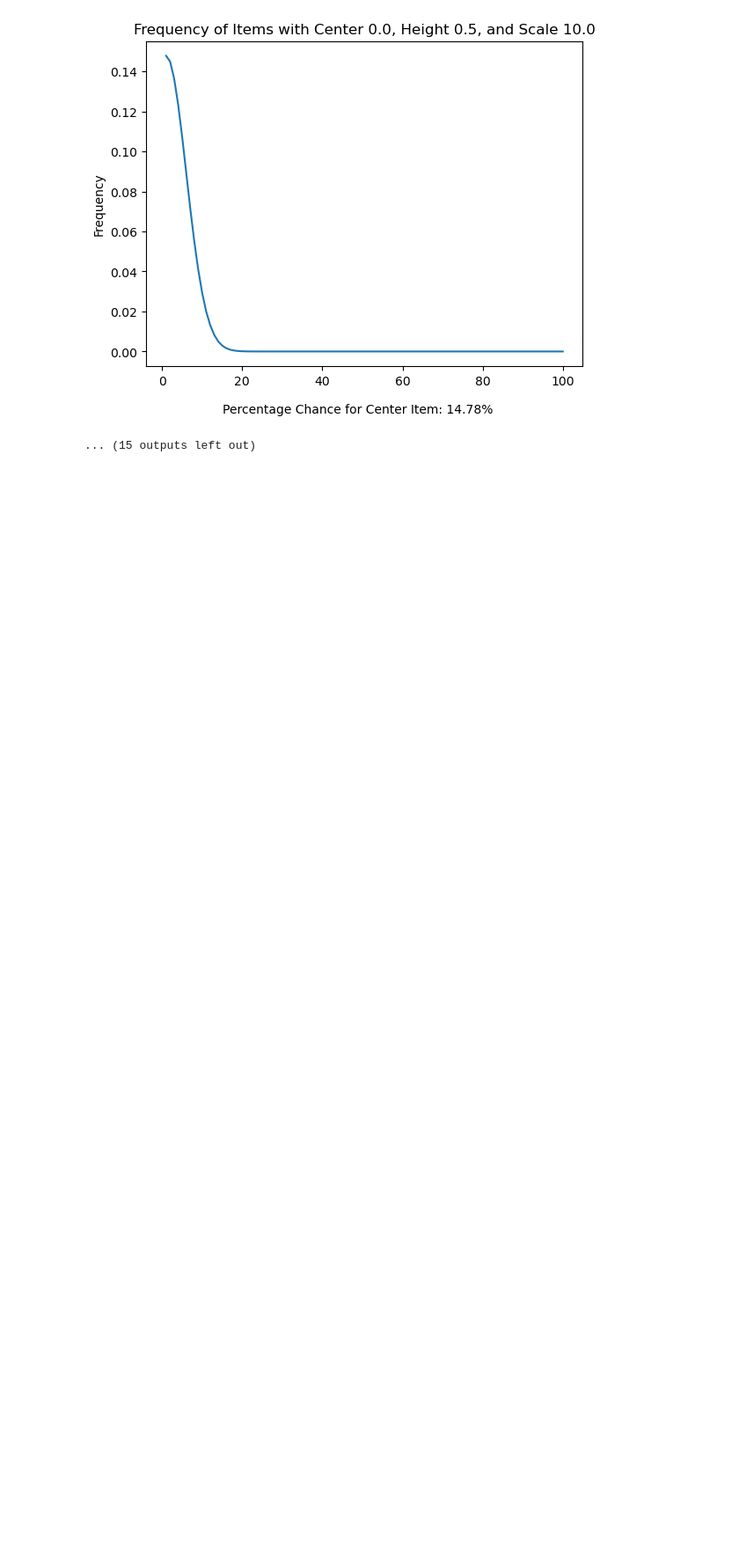
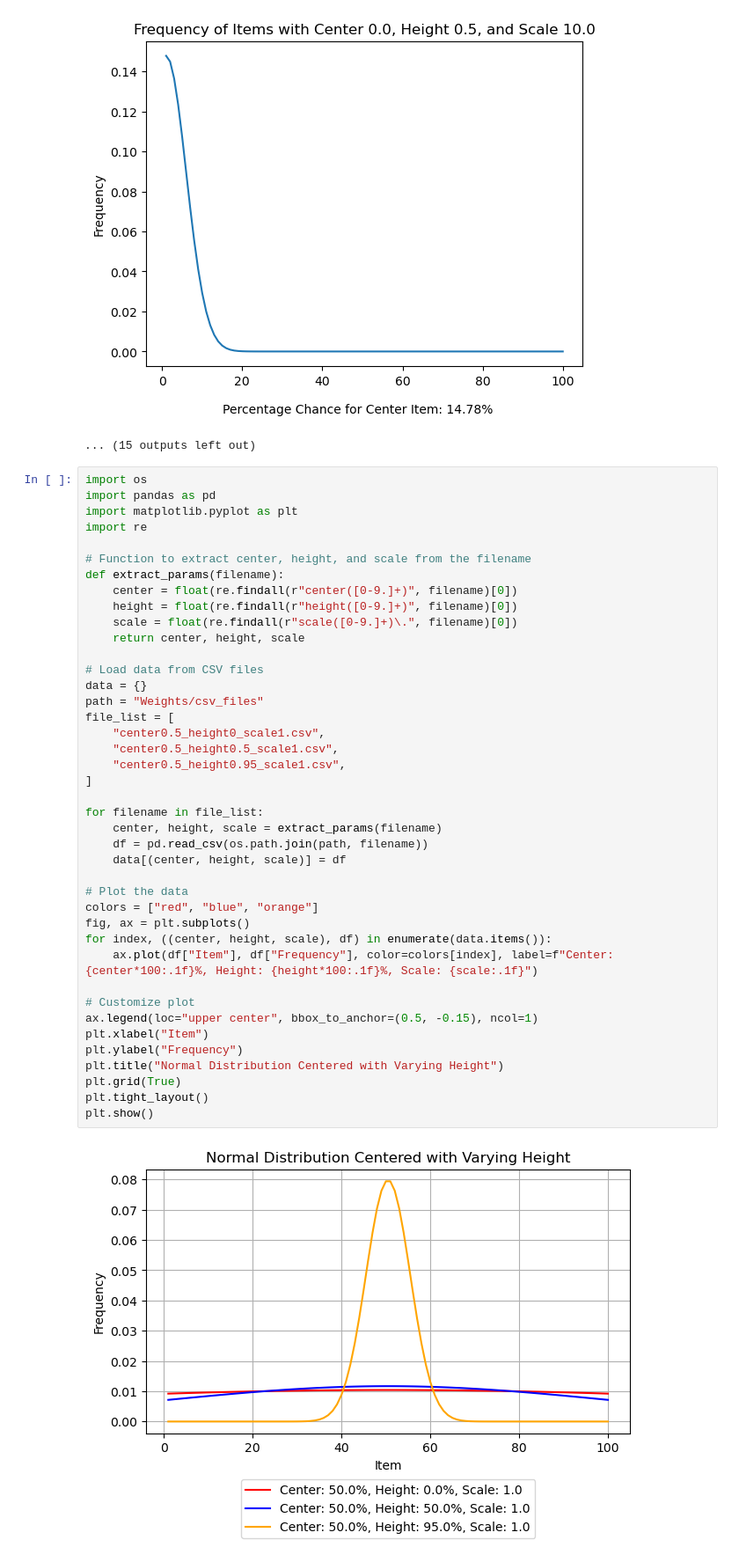
Before and after one commit to douglasware/ElumenotionSite, a Jupyter notebook: Projects/WeightedRandoms/visualizer.ipynb, the cells around one changed output. Shown at 88% size. Drawn from its saved outputs; the diff is of its cells as text; blank space fills up the shorter version.

Commit message:
Weighted randoms article 1 and updated Jupyter notebook

```diff
--- a/Projects/WeightedRandoms/visualizer.ipynb
+++ b/Projects/WeightedRandoms/visualizer.ipynb
@@ -88,3 +88,46 @@ for file in file_list:
 [figure]
 [figure]
 ... (15 outputs left out)
+# %%
+import os
+import pandas as pd
+import matplotlib.pyplot as plt
+import re
+
+# Function to extract center, height, and scale from the filename
+def extract_params(filename):
+    center = float(re.findall(r"center([0-9.]+)", filename)[0])
+    height = float(re.findall(r"height([0-9.]+)", filename)[0])
+    scale = float(re.findall(r"scale([0-9.]+)\.", filename)[0])
+    return center, height, scale
+
+# Load data from CSV files
+data = {}
+path = "Weights/csv_files"
+file_list = [
+    "center0.5_height0_scale1.csv",
+    "center0.5_height0.5_scale1.csv",
+    "center0.5_height0.95_scale1.csv",
+]
+
+for filename in file_list:
+    center, height, scale = extract_params(filename)
+    df = pd.read_csv(os.path.join(path, filename))
+    data[(center, height, scale)] = df
+
+# Plot the data
+colors = ["red", "blue", "orange"]
+fig, ax = plt.subplots()
+for index, ((center, height, scale), df) in enumerate(data.items()):
+    ax.plot(df["Item"], df["Frequency"], color=colors[index], label=f"Center: {center*100:.1f}%, Height: {height*100:.1f}%, Scale: {scale:.1f}")
+
+# Customize plot
+ax.legend(loc="upper center", bbox_to_anchor=(0.5, -0.15), ncol=1)
+plt.xlabel("Item")
+plt.ylabel("Frequency")
+plt.title("Normal Distribution Centered with Varying Height")
+plt.grid(True)
+plt.tight_layout()
+plt.show()
+# %% [output]
+[figure, added]
```
Also changed, not shown: parts of 3 cells of this notebook, 12 other files.
